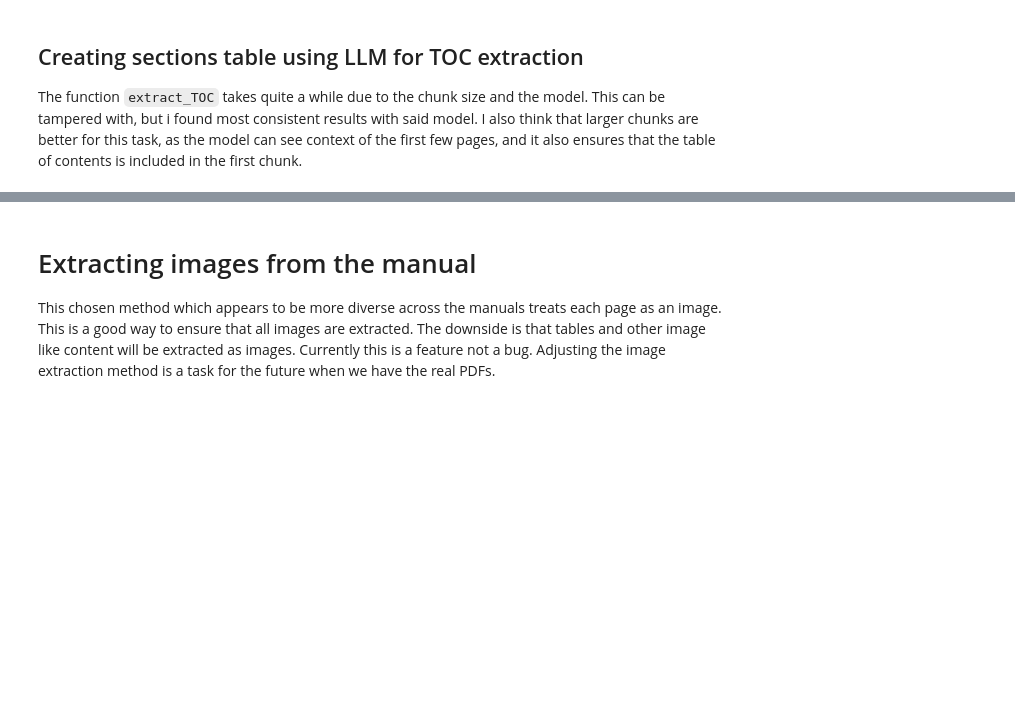
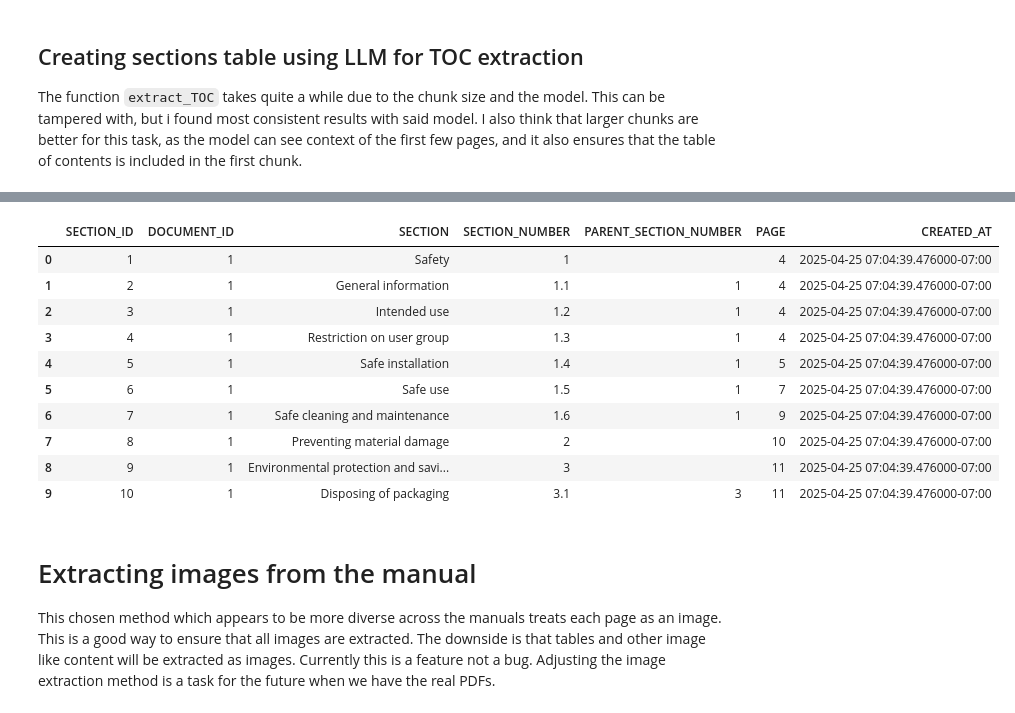
Before and after one commit to Haldan-NC/Snowflake-Cortex-Playground, a Jupyter notebook: WASHING_MACHINE_DB_setup.ipynb, the cells around one changed output, grey strips where cells are left out. Saved outputs shown, nothing was run; the diff lists cells and outputs as text; code cells hidden in the pictures; blank space fills up the shorter version.

Commit message:
Added some error handling and ensuring that snowflake accounts with complete databases do not generate the whole "shebang" again.

```diff
--- a/WASHING_MACHINE_DB_setup.ipynb
+++ b/WASHING_MACHINE_DB_setup.ipynb
@@ -341,0 +377,12 @@ Success: True, Chunks: 1, Rows: 40
+# %%
+try:
+    create_dataframe = False
+    cursor.execute("""
+    SELECT *
+    FROM CHUNKS_SMALL;
+    """)
+
+    small_chunks_df = cursor.fetch_pandas_all()
+except:
+    create_dataframe = True
+    print("Creating table CHUNKS_SMALL")
@@ -646,3 +591,64 @@ sections_df
+# %%
+try:
+    create_dataframe = False
+    cursor.execute("""
+    SELECT *
+    FROM SECTIONS;
+    """)
+
+    sections_df = cursor.fetch_pandas_all()
+except:
+    create_dataframe = True
+    print("Creating table SECTIONS")
+    sections_df = create_TOC_table(documents_df, large_chunks_df, model ="llama3.1-70b")
+
+    cursor.execute("""
+        CREATE OR REPLACE TABLE SECTIONS (
+        SECTION_ID INT AUTOINCREMENT PRIMARY KEY,
+        DOCUMENT_ID INT NOT NULL,
+        SECTION STRING NOT NULL,
+        SECTION_NUMBER STRING NOT NULL,
+        PARENT_SECTION_NUMBER STRING,
+        PAGE INT,
+        CREATED_AT TIMESTAMP_LTZ DEFAULT CURRENT_TIMESTAMP(),
+        CONSTRAINT fk_document
+            FOREIGN KEY (DOCUMENT_ID)
+            REFERENCES DOCUMENTS(DOCUMENT_ID)
+    );
+    """)
+
+    success, nchunks, nrows, output = write_pandas(
+        conn=conn,
+        df=sections_df,
+        database =database,
+        table_name="SECTIONS",
+        schema=schema,
+        auto_create_table=False,
+        overwrite=False
+    )
+    print(f"Success: {success}, Chunks: {nchunks}, Rows: {nrows}")
+
+    time.sleep(3) # Sleep for 3 seconds to ensure the table is ready in snowflake. We need to query the table to get the SECTION_ID
+    cursor.execute("""
+    SELECT *
+    FROM SECTIONS;
+    """)
+
+    sections_df = cursor.fetch_pandas_all()
+
+sections_df.head(10)
+# %% [output]
+|  | SECTION_ID | DOCUMENT_ID | SECTION | SECTION_NUMBER | PARENT_SECTION_NUMBER | PAGE | CREATED_AT |
+| 0 | 1 | 1 | Safety | 1 |  | 4 | 2025-04-25 07:04:39.476000-07:00 |
+| 1 | 2 | 1 | General information | 1.1 | 1 | 4 | 2025-04-25 07:04:39.476000-07:00 |
+| 2 | 3 | 1 | Intended use | 1.2 | 1 | 4 | 2025-04-25 07:04:39.476000-07:00 |
+| 3 | 4 | 1 | Restriction on user group | 1.3 | 1 | 4 | 2025-04-25 07:04:39.476000-07:00 |
+| 4 | 5 | 1 | Safe installation | 1.4 | 1 | 5 | 2025-04-25 07:04:39.476000-07:00 |
+| 5 | 6 | 1 | Safe use | 1.5 | 1 | 7 | 2025-04-25 07:04:39.476000-07:00 |
+| 6 | 7 | 1 | Safe cleaning and maintenance | 1.6 | 1 | 9 | 2025-04-25 07:04:39.476000-07:00 |
+| 7 | 8 | 1 | Preventing material damage | 2 |  | 10 | 2025-04-25 07:04:39.476000-07:00 |
+| 8 | 9 | 1 | Environmental protection and savi... | 3 |  | 11 | 2025-04-25 07:04:39.476000-07:00 |
+| 9 | 10 | 1 | Disposing of packaging | 3.1 | 3 | 11 | 2025-04-25 07:04:39.476000-07:00 |
 # %% [markdown]
 # Extracting images from the manual
 
```
Also changed, not shown: parts of 26 cells of this notebook.
